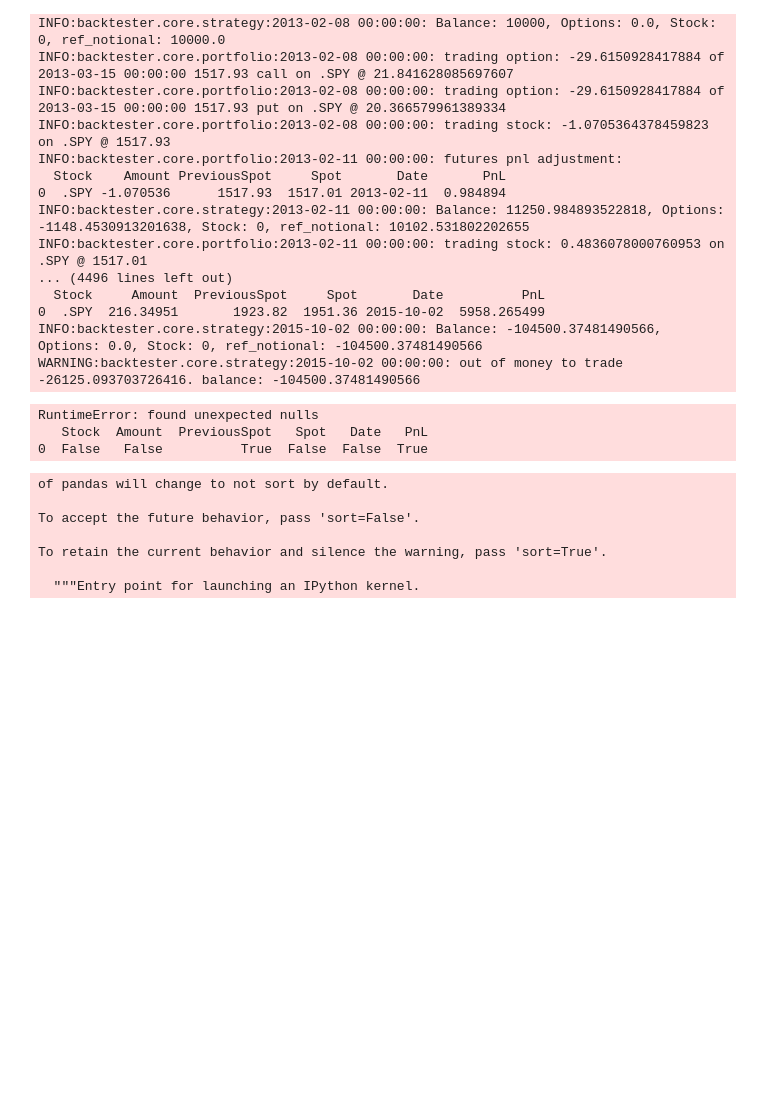
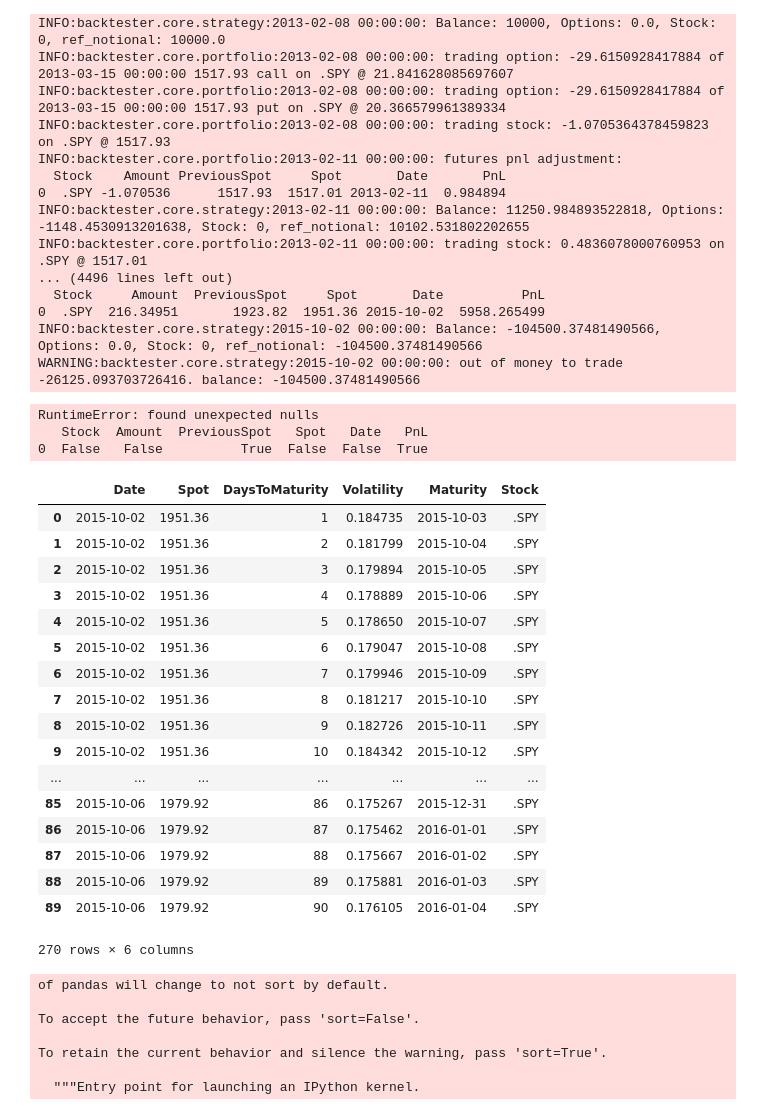
Before and after one commit to cjstudioz/backtester, a Jupyter notebook: example.ipynb, the cells around one changed output. Drawn from its saved outputs; the diff is of its cells as text; code cells hidden in the pictures; blank space fills up the shorter version.

```diff
--- a/example.ipynb
+++ b/example.ipynb
@@ -62,6 +62,27 @@ WARNING:backtester.core.strategy:2015-10-02 00:00:00: out of money to trade -261
 RuntimeError: found unexpected nulls
    Stock  Amount  PreviousSpot   Spot   Date   PnL
 0  False   False          True  False  False  True
+# %%
+mktdata.query("'2015-10-1'< Date < '2015-10-7'")
+# %% [output]
+|  | Date | Spot | DaysToMaturity | Volatility | Maturity | Stock |
+| 0 | 2015-10-02 | 1951.36 | 1 | 0.184735 | 2015-10-03 | .SPY |
+| 1 | 2015-10-02 | 1951.36 | 2 | 0.181799 | 2015-10-04 | .SPY |
+| 2 | 2015-10-02 | 1951.36 | 3 | 0.179894 | 2015-10-05 | .SPY |
+| 3 | 2015-10-02 | 1951.36 | 4 | 0.178889 | 2015-10-06 | .SPY |
+| 4 | 2015-10-02 | 1951.36 | 5 | 0.178650 | 2015-10-07 | .SPY |
+| 5 | 2015-10-02 | 1951.36 | 6 | 0.179047 | 2015-10-08 | .SPY |
+| 6 | 2015-10-02 | 1951.36 | 7 | 0.179946 | 2015-10-09 | .SPY |
+| 7 | 2015-10-02 | 1951.36 | 8 | 0.181217 | 2015-10-10 | .SPY |
+| 8 | 2015-10-02 | 1951.36 | 9 | 0.182726 | 2015-10-11 | .SPY |
+| 9 | 2015-10-02 | 1951.36 | 10 | 0.184342 | 2015-10-12 | .SPY |
+| ... | ... | ... | ... | ... | ... | ... |
+| 85 | 2015-10-06 | 1979.92 | 86 | 0.175267 | 2015-12-31 | .SPY |
+| 86 | 2015-10-06 | 1979.92 | 87 | 0.175462 | 2016-01-01 | .SPY |
+| 87 | 2015-10-06 | 1979.92 | 88 | 0.175667 | 2016-01-02 | .SPY |
+| 88 | 2015-10-06 | 1979.92 | 89 | 0.175881 | 2016-01-03 | .SPY |
+| 89 | 2015-10-06 | 1979.92 | 90 | 0.176105 | 2016-01-04 | .SPY |
+270 rows × 6 columns
 # %%
 df1 = pd.concat(strategy.optionsPortfolio.dfPositionsHist)
 df2= pd.concat(strategy.stockPortfolio.dfPositionsHist)
```
Also changed, not shown: parts of 1 cell of this notebook.
